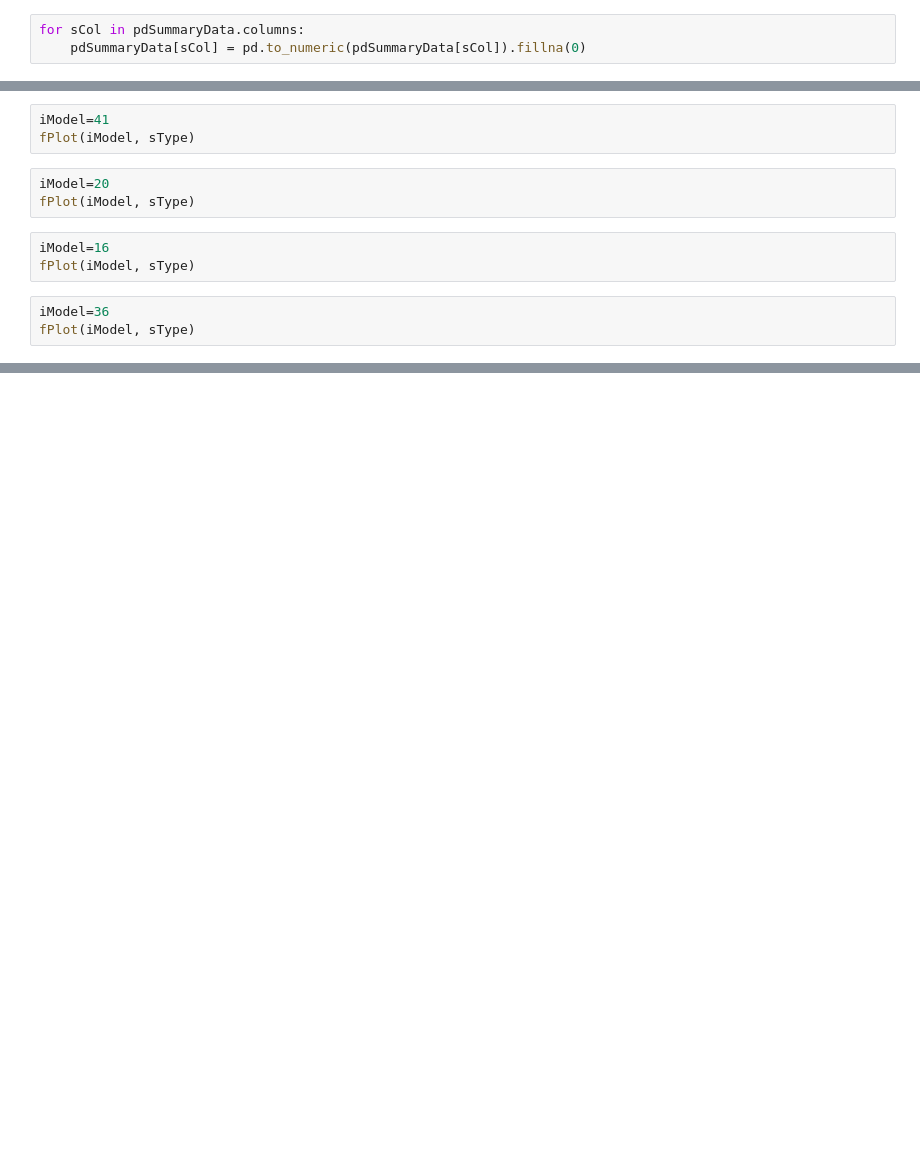
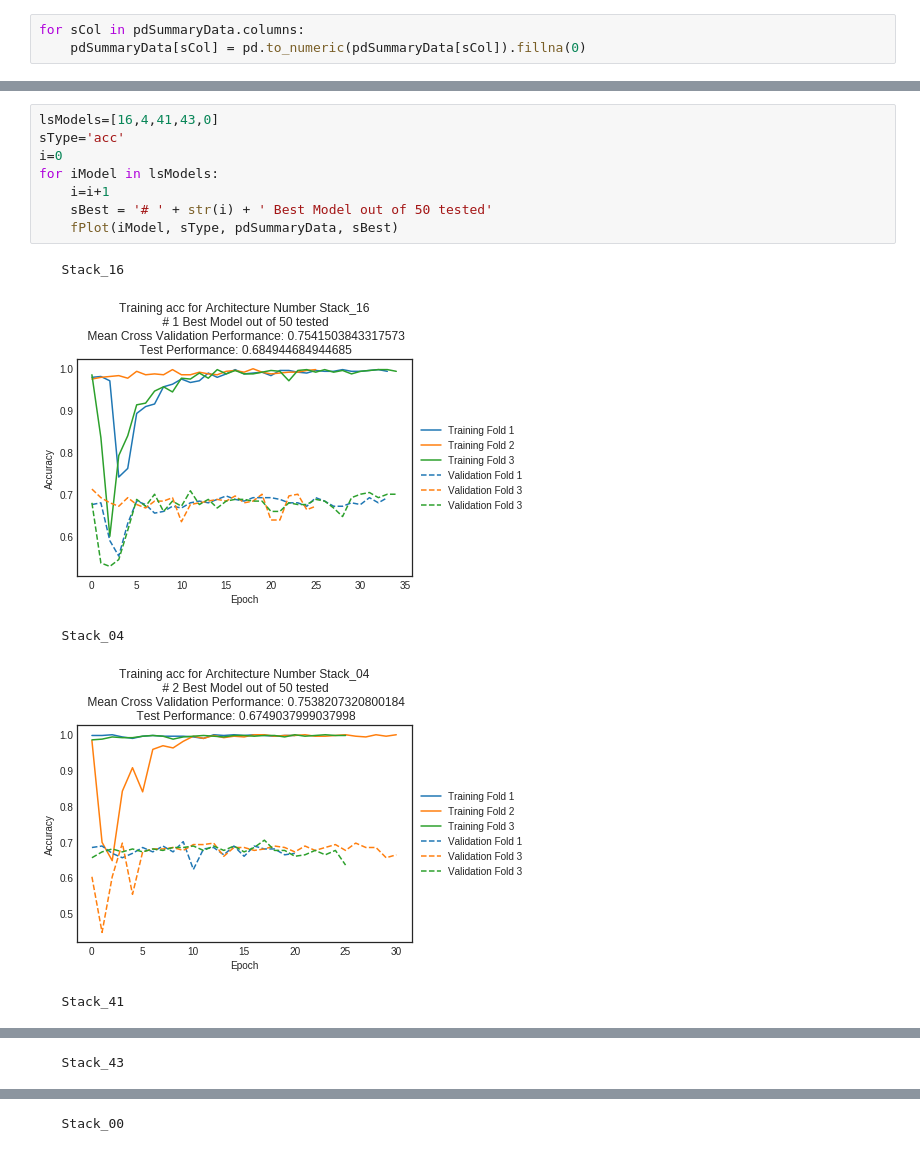
Before and after one commit to DeepLearningForPrecisionHealthLab/ConsistentASDCorrelates, a Jupyter notebook: Parallelization/StackedModelVisualization.ipynb, the cells around one changed output, grey strips where cells are left out. Drawn from its saved outputs; the diff is of its cells as text; blank space fills up the shorter version.

```diff
--- a/Parallelization/StackedModelVisualization.ipynb
+++ b/Parallelization/StackedModelVisualization.ipynb
@@ -187,12 +186,0 @@ Stack_18
-# %%
-iModel=41
-fPlot(iModel, sType)
-# %%
-iModel=20
-fPlot(iModel, sType)
-# %%
-iModel=16
-fPlot(iModel, sType)
-# %%
-iModel=36
-fPlot(iModel, sType)
@@ -198,0 +229,14 @@ fPlot(iModel, sType)
+# %%
+lsModels=[16,4,41,43,0]
+sType='acc'
+i=0
+for iModel in lsModels:
+    i=i+1
+    sBest = '# ' + str(i) + ' Best Model out of 50 tested'
+    fPlot(iModel, sType, pdSummaryData, sBest)
+# %% [output]
+   Stack_16
+[figure, added]
+   Stack_04
+[figure, added]
+   Stack_41
@@ -198,0 +244 @@ fPlot(iModel, sType)
+   Stack_43
@@ -198,0 +246 @@ fPlot(iModel, sType)
+   Stack_00
```
Also changed, not shown: parts of 14 cells of this notebook, 6 other files.
